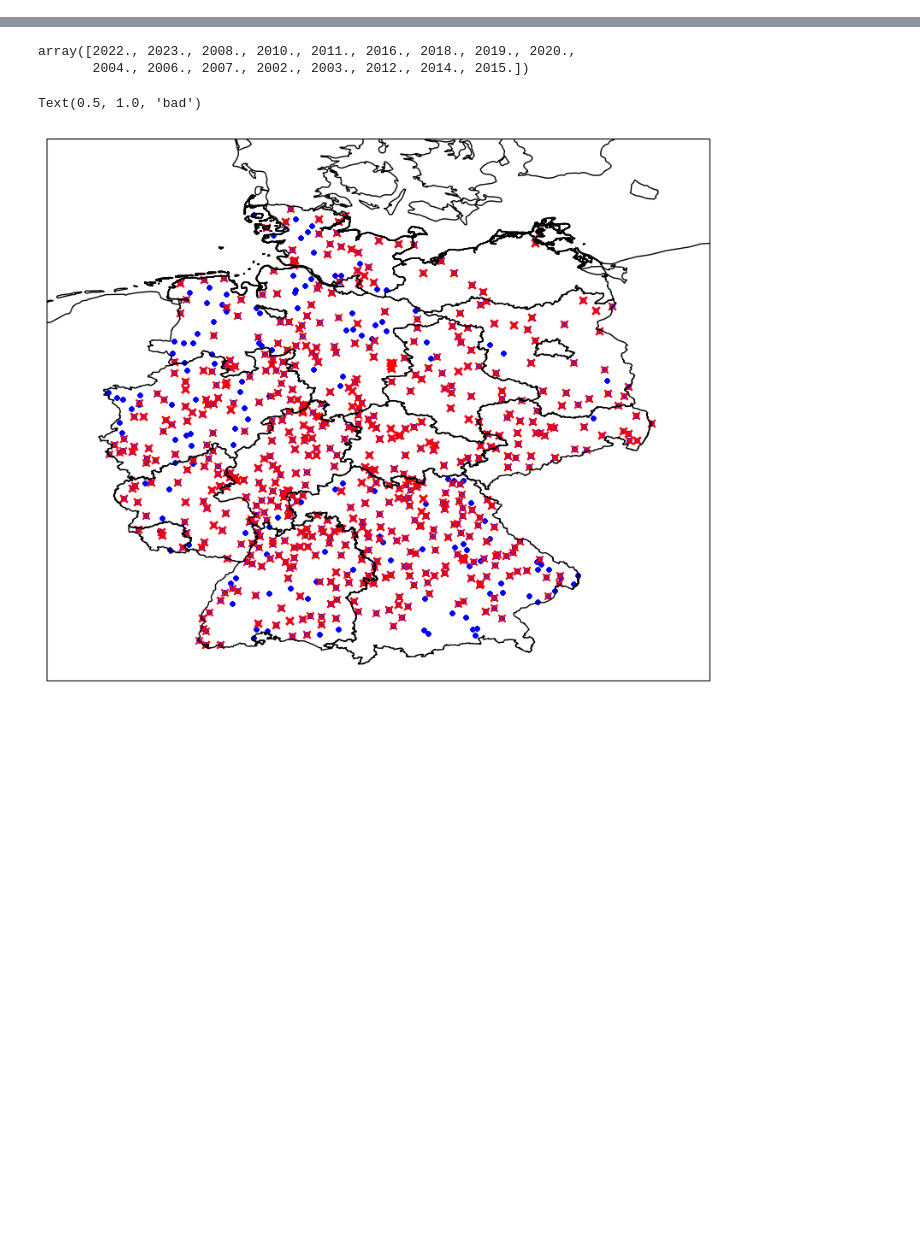
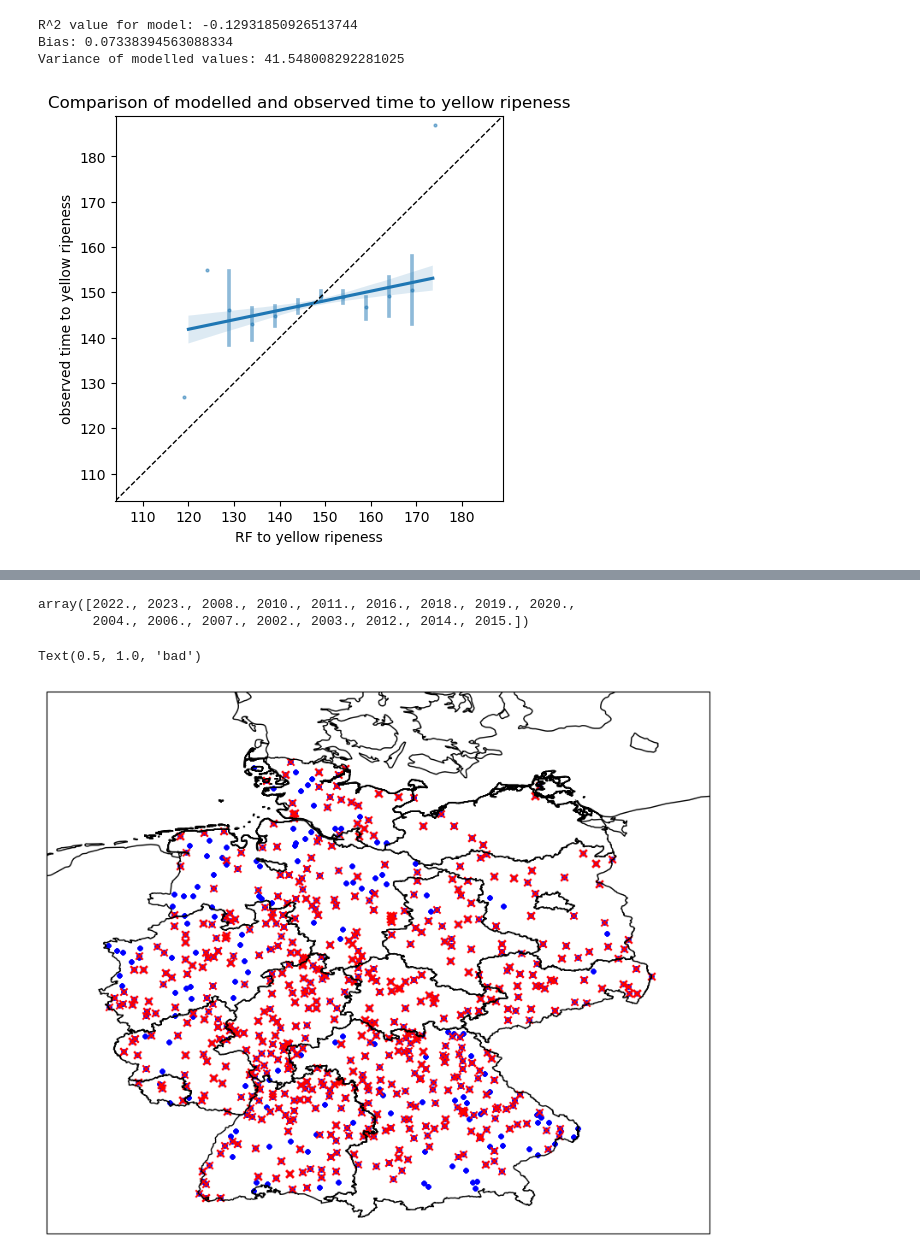
Before and after one commit to MartinP556/ML_algorithms, a Jupyter notebook: ML_Practise.ipynb, the cells around one changed output, grey strips where cells are left out. Saved outputs shown, nothing was run; the diff lists cells and outputs as text; code cells hidden in the pictures; blank space fills up the shorter version.

```diff
--- a/ML_Practise.ipynb
+++ b/ML_Practise.ipynb
@@ -102,0 +136,3 @@ ds_reanalysis = pd.merge(t_and_d, rad_and_prec, on =['Stations_id', 'Referenzjah
+# %%
+ds_flowering_reduced = ds_flowering.where(ds_flowering['second last 75 percentile'] + ds_flowering['SOS'] > 150).dropna()
+ds_ripeness_reduced = ds_ripeness.where(ds_ripeness['second last 75 percentile'] + ds_ripeness['SOS'] > 150).dropna()
@@ -148,18 +205,17 @@ ds_results = pd.concat([test, train], axis=0)
 # %%
-fig, axs = plt.subplots(1, len(phase_list), figsize = (len(phase_list)*5, 5))
-phase = 'yellow ripeness'
-comparison_array = test
-#x_estimator=np.mean,
-minval = min(comparison_array[f'observed time to {phase}'].min(), comparison_array[f'RF to {phase}'].min()) - 1
-maxval = max(comparison_array[f'observed time to {phase}'].max(), comparison_array[f'RF to {phase}'].max()) + 1
-sns.regplot(x=f'RF to {phase}', y=f'observed time to {phase}', data=comparison_array, ax=axs,
-            scatter_kws={'alpha':0.5, 's':4},  x_bins=np.arange(minval - 5, maxval + 5, 5))
-axs.plot([minval, maxval], [minval, maxval], linestyle='--', color='k', lw=1, scalex=False, scaley=False)
-axs.set_xlim(minval, maxval)
-axs.set_ylim(minval, maxval)
-axs.set_title(f'Comparison of modelled and observed time to {phase}')
-rsquared = r2_score(comparison_array[f'observed time to {phase}'], comparison_array[f'RF to {phase}'])
-print(f'R^2 value for model: {rsquared}')
-bias = comparison_array[f'observed time to {phase}'].mean() - comparison_array[f'RF to {phase}'].mean()
-variance_modelled = comparison_array[f'RF to {phase}'].var()
-print(f'Bias: {bias**2}\nVariance of modelled values: {variance_modelled}')
+def plot_modelled_observed(ds, phase_list = ['yellow ripeness'], font_size = 20):
+    for phase in phase_list:
+        fig, axs = plt.subplots(1, len(phase_list), figsize = (len(phase_list)*5, 5))
+        minval = min(ds[f'observed time to {phase}'].min(), ds[f'RF to {phase}'].min()) - 1
+        maxval = max(ds[f'observed time to {phase}'].max(), ds[f'RF to {phase}'].max()) + 1
+        sns.regplot(x=f'RF to {phase}', y=f'observed time to {phase}', data=ds, ax=axs,
+                    scatter_kws={'alpha':0.5, 's':4},  x_bins=np.arange(minval - 5, maxval + 5, 5))
+        axs.plot([minval, maxval], [minval, maxval], linestyle='--', color='k', lw=1, scalex=False, scaley=False)
+        axs.set_xlim(minval, maxval)
+        axs.set_ylim(minval, maxval)
+        axs.set_title(f'Comparison of modelled and observed time to {phase}')
+        rsquared = r2_score(ds[f'observed time to {phase}'], ds[f'RF to {phase}'])
+        print(f'R^2 value for model: {rsquared}')
+        bias = ds[f'observed time to {phase}'].mean() - ds[f'RF to {phase}'].mean()
+        variance_modelled = ds[f'RF to {phase}'].var()
+        print(f'Bias: {bias**2}\nVariance of modelled values: {variance_modelled}')
@@ -185,0 +222,12 @@ Variance of modelled values: 102.58508338902931
+# %%
+test_ripeness_reduced, train_ripeness_reduced = train_and_run_tree(ds_ripeness_reduced,
+                                                     phase_list = ['yellow ripeness'],
+                                                     training_columns =  [f't2m at day {n}' for n in range(200)] + ['mingrad', 'maxgrad', 'minday','maxday', 'second last 75 percentile', 'last 75 percentile'], #'mingrad', 'maxgrad', 'minday',
+                                                     response_columns =['observed time to yellow ripeness'])
+# %%
+plot_modelled_observed(test_ripeness_reduced, phase_list = ['yellow ripeness'])
+# %% [output]
+R^2 value for model: -0.12931850926513744
+Bias: 0.07338394563088334
+Variance of modelled values: 41.548008292281025
+[figure, added]
```
Also changed, not shown: parts of 21 cells of this notebook, 1 other file.
